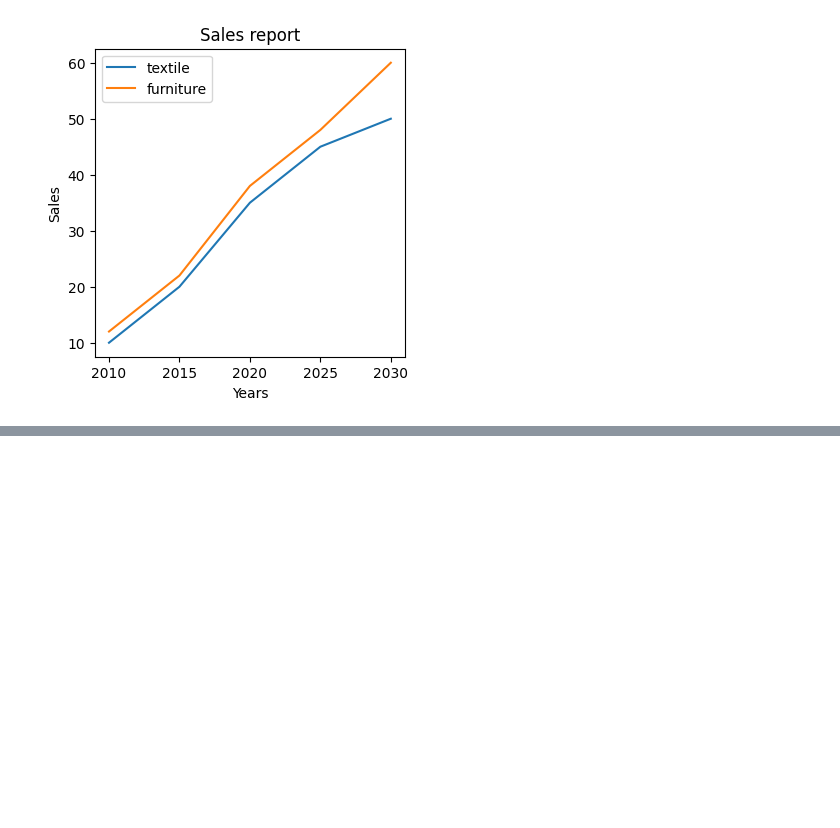
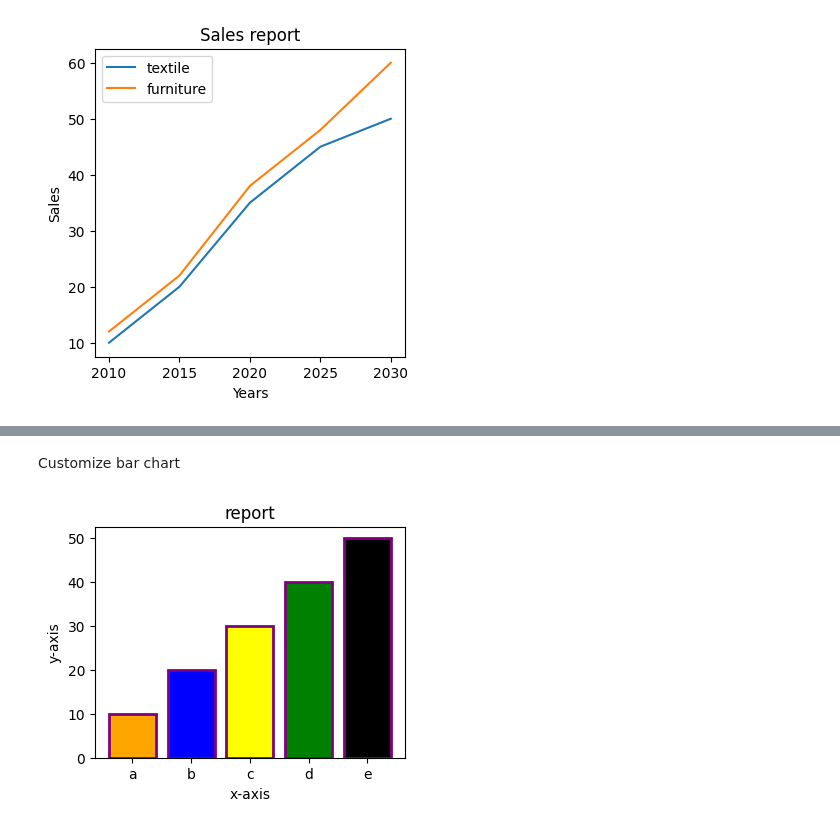
Before and after one commit to rajendra0968jangid/DS-ML, a Jupyter notebook: day13.ipynb, the cells around one changed output, grey strips where cells are left out. Cells and saved outputs as stored; diff of their text form; code cells hidden in the pictures; blank space fills up the shorter version.

```diff
--- a/day13.ipynb
+++ b/day13.ipynb
@@ -78,0 +114,18 @@ plt.show()
+# %% [markdown]
+Customize bar chart
+# %%
+x = ['a','b','c','d','e']
+y = [10,20,30,40,50]
+
+plt.figure(figsize=(4,3))
+
+plt.bar(x,y,color=["orange","blue","yellow","green","black"],
+        edgecolor="purple",linewidth=2)
+
+plt.title("report")
+plt.xlabel("x-axis")
+plt.ylabel("y-axis")
+
+plt.show()
+# %% [output]
+[figure, added]
```
Also changed, not shown: parts of 3 cells of this notebook.
